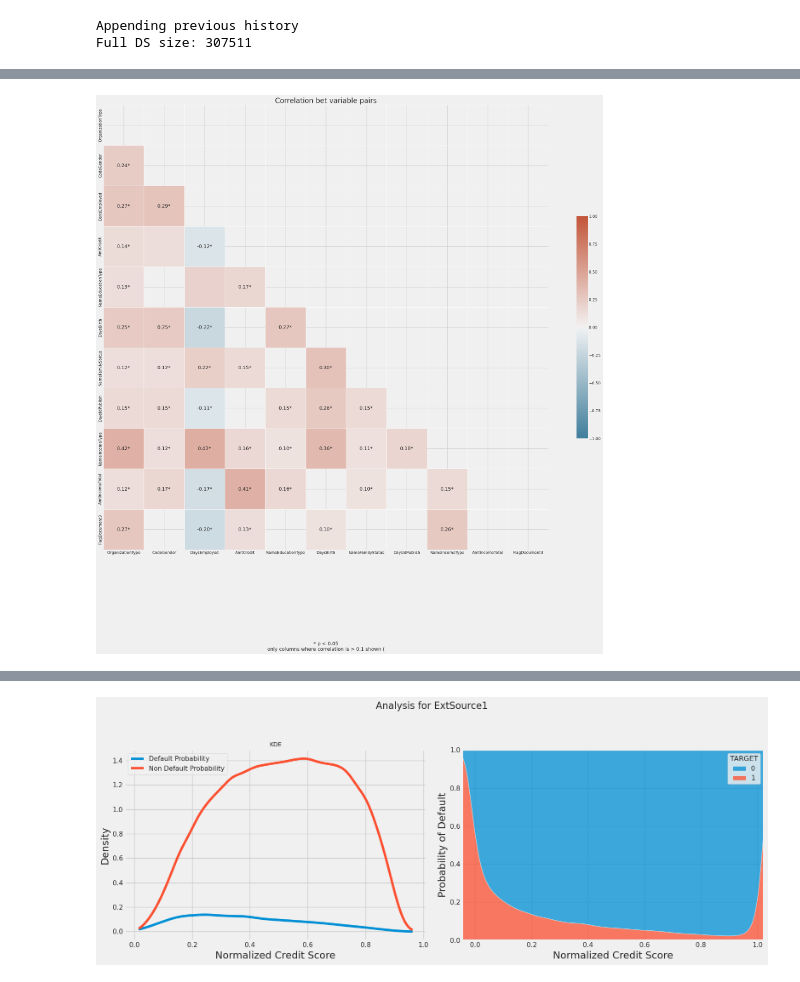
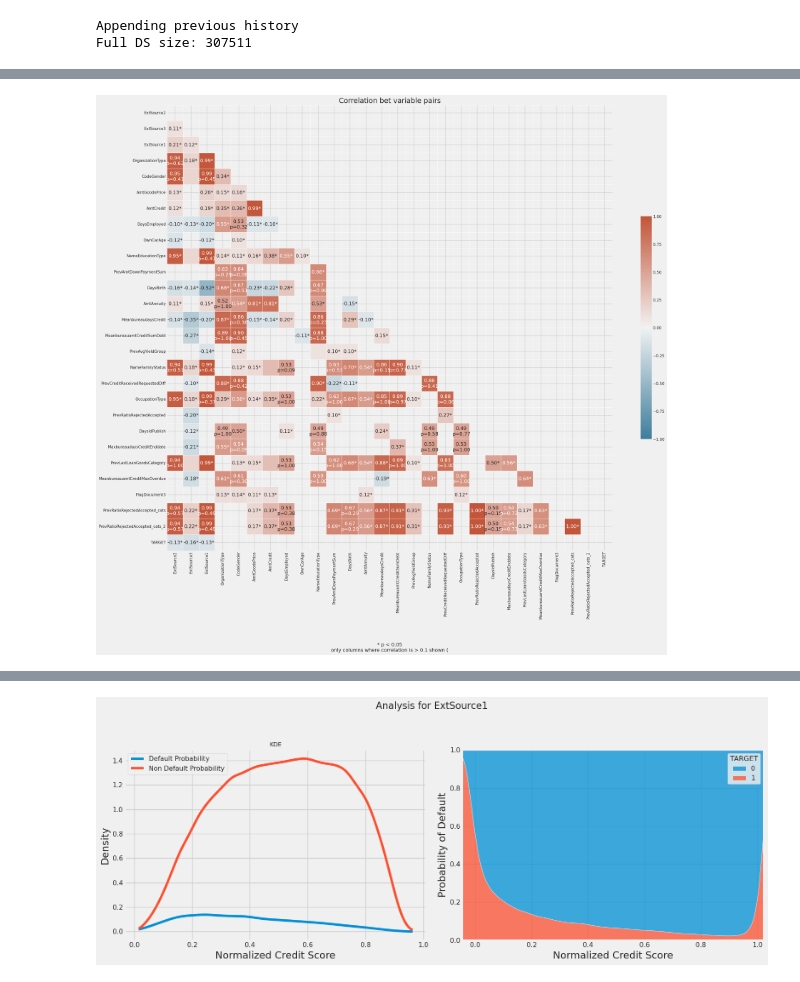
Before and after one commit to qwyt/HomeCreditDefaultRisk, a Jupyter notebook: Notebooks/EDA.ipynb, the cells around one changed output, grey strips where cells are left out. Cells and saved outputs as stored; diff of their text form; code cells hidden in the pictures.

```diff
--- a/Notebooks/EDA.ipynb
+++ b/Notebooks/EDA.ipynb
@@ -28,3 +31,28 @@ features_matrix = feature_builder_v2.load_datasets_and_prepare_features(drop_met
 index SK_BUREAU_ID not found in dataframe, creating new integer column
 Appending previous history
 Full DS size: 307511
+# %%
+conditions = [
+    features_matrix["PrevRatioRejectedAccepted"].isna(),
+    features_matrix["PrevRatioRejectedAccepted"] == 0,
+    features_matrix["PrevRatioRejectedAccepted"] <= 0.25,
+    features_matrix["PrevRatioRejectedAccepted"] > 0.25
+]
+
+conditions_2 = [
+    features_matrix["PrevRatioRejectedAccepted"].isna(),
+    features_matrix["PrevRatioRejectedAccepted"] == 0,
+    features_matrix["PrevRatioRejectedAccepted"] > 0,
+]
+
+
+choices = ["No Previous App.", 'All Accepted', "< 25% Rejected", "> 25% Rejected"]
+choices_2 = ["No Previous App.", 'All Accepted', "> 0% Rejected"]
+# choices = ['All Accepted', "> 0 Rejected"]
+# choices = ['No Previous', '0', '> 0']
+
+features_matrix["PrevRatioRejectedAccepted_cats"] = np.select(conditions, choices, default='No Previous App')
+features_matrix["PrevRatioRejectedAccepted_cats_2"] = np.select(conditions, choices, default='No Previous App')
+
+features_matrix["PrevRatioRejectedAccepted_cats"] = features_matrix["PrevRatioRejectedAccepted_cats"].astype("category")
+features_matrix["PrevRatioRejectedAccepted_cats_2"] = features_matrix["PrevRatioRejectedAccepted_cats_2"].astype("category")
@@ -31,3 +68,4 @@ Full DS size: 307511
 # %%
-features_matrix_only_high_imp = features_matrix[shared_utils.HIGH_IMP_FEATURES]
-features_matrix_any_imp = features_matrix[shared_utils.ANY_IMP_FEATURES]
+add_features = ["PrevRatioRejectedAccepted_cats", "PrevRatioRejectedAccepted_cats_2", "TARGET"]
+features_matrix_only_high_imp = features_matrix[shared_utils.HIGH_IMP_FEATURES + add_features]
+features_matrix_any_imp = features_matrix[shared_utils.ANY_IMP_FEATURES + add_features]
@@ -34,7 +93,12 @@ features_matrix_any_imp = features_matrix[shared_utils.ANY_IMP_FEATURES]
 # %%
+# TODO impute missing values (mean for numerical, proportion sampling for cat)
+# OR inside correlation check just drop rows with missing values for tested columns
 importlib.reload(graph)
 
-graph.render_corr_matrix_based_on_type(features_matrix_only_high_imp.dropna(axis=1, how="any"))
-# TODO:
+features_matrix_any_imp_no_nan = features_matrix_only_high_imp.dropna(axis=0, how="any")
+features_matrix_any_imp_no_nan = features_matrix_any_imp_no_nan.apply(
+    lambda col: col.astype(float) if col.dtype == 'Float64' else col.astype(int) if col.dtype == 'Int64' else col)
+
+graph.render_corr_matrix_based_on_type(features_matrix_any_imp_no_nan)
 # %% [output]
-[figure, old version]
+[figure, new version]
```
Also changed, not shown: parts of 31 cells of this notebook, 6 other files.
